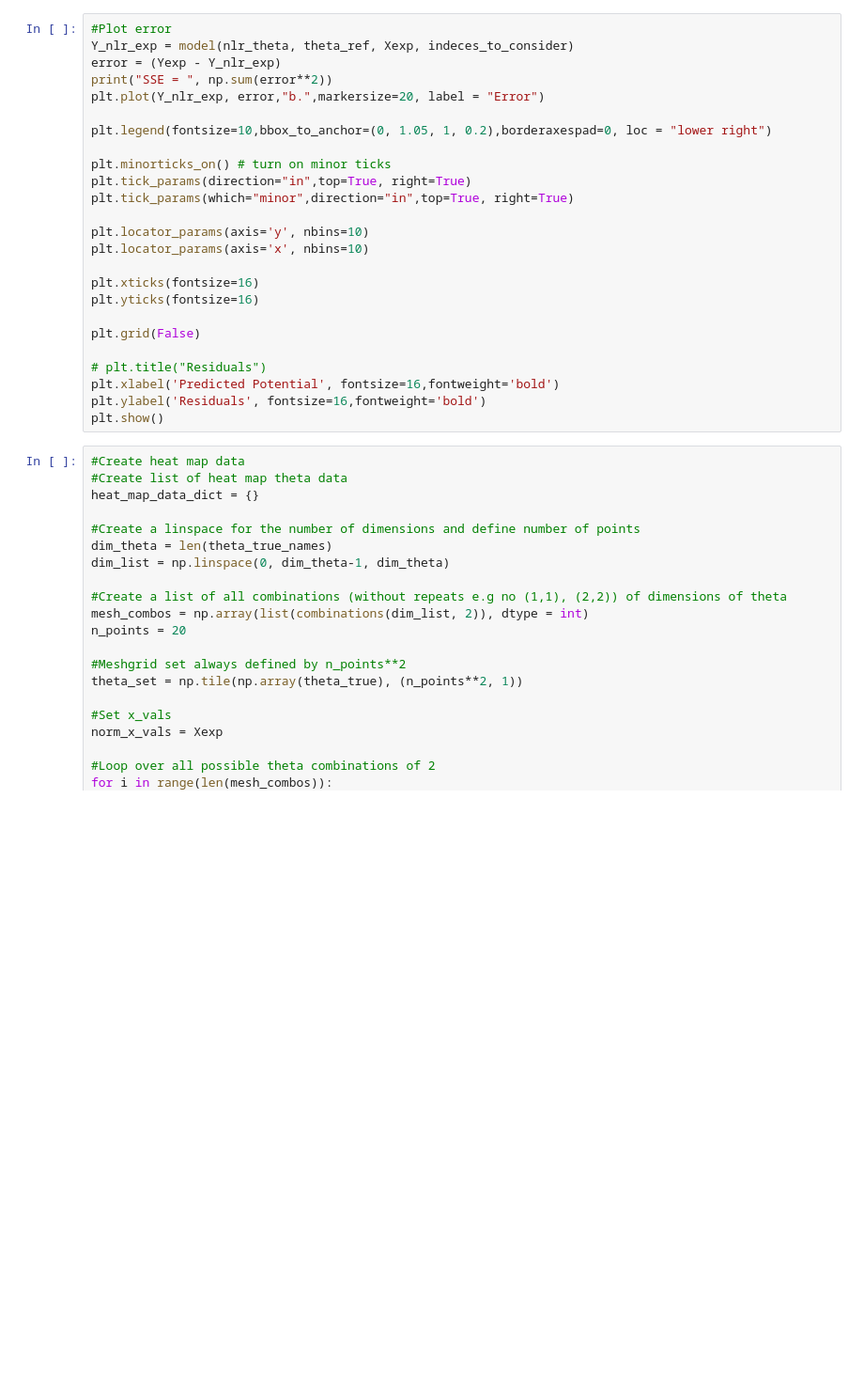
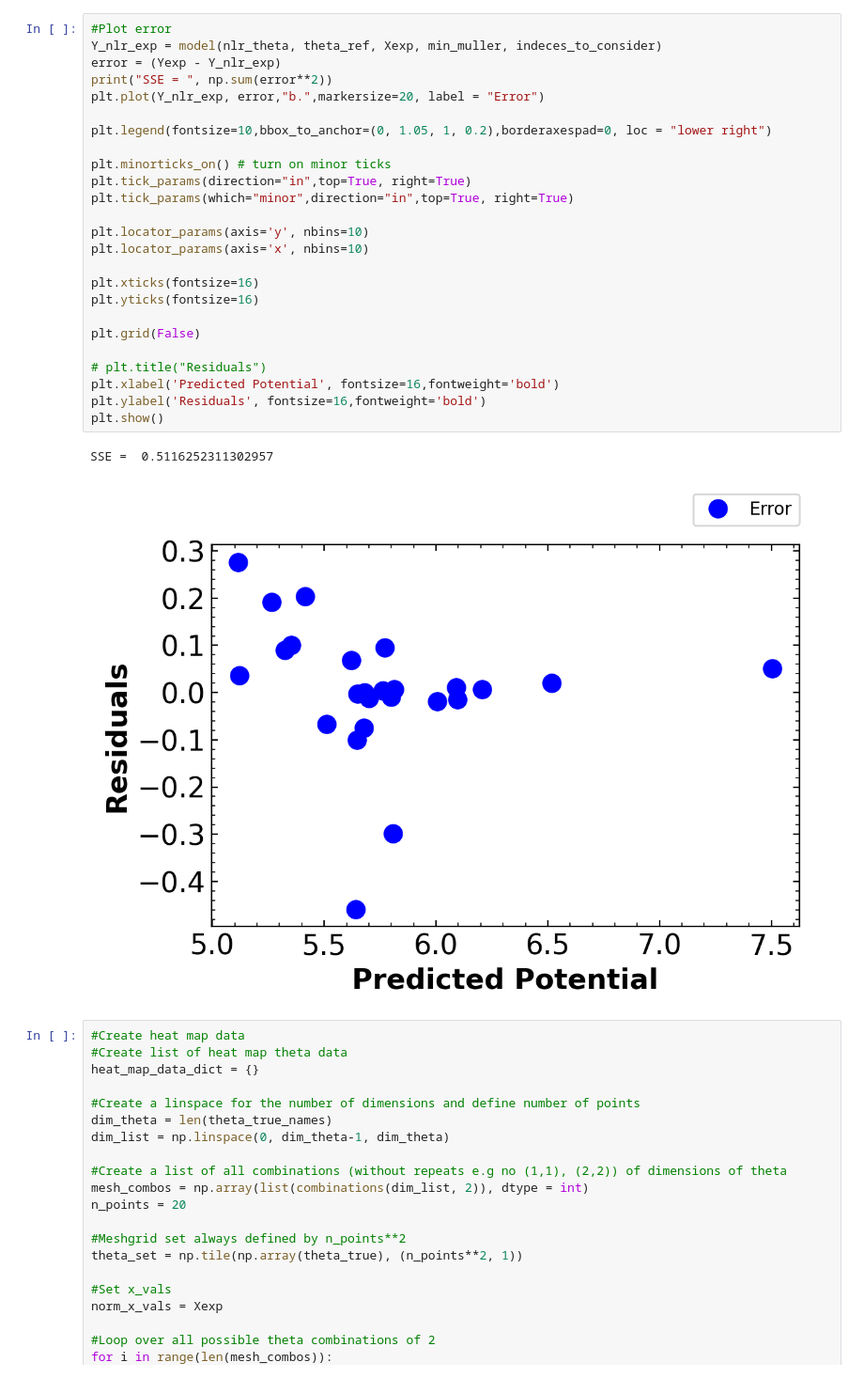
Before and after one commit to dowlinglab/GPBO_Emulators, a Jupyter notebook: Nonlinear_Regression/CS3_NLR.ipynb, the cells around one changed output. Shown at 94% size. Saved outputs shown, nothing was run; the diff lists cells and outputs as text; blank space fills up the shorter version.

```diff
--- a/Nonlinear_Regression/CS3_NLR.ipynb
+++ b/Nonlinear_Regression/CS3_NLR.ipynb
@@ -255,28 +289,31 @@ plot_heat_maps(X_mesh, None, None, None, None, param_names, levels,
 # %%
 #Plot error
-Y_nlr_exp = model(nlr_theta, theta_ref, Xexp, indeces_to_consider)
+Y_nlr_exp = model(nlr_theta, theta_ref, Xexp, min_muller, indeces_to_consider)
 error = (Yexp - Y_nlr_exp)
 print("SSE = ", np.sum(error**2))
 plt.plot(Y_nlr_exp, error,"b.",markersize=20, label = "Error")
 
 plt.legend(fontsize=10,bbox_to_anchor=(0, 1.05, 1, 0.2),borderaxespad=0, loc = "lower right")
 
 plt.minorticks_on() # turn on minor ticks
 plt.tick_params(direction="in",top=True, right=True)
 plt.tick_params(which="minor",direction="in",top=True, right=True)
 
 plt.locator_params(axis='y', nbins=10)
 plt.locator_params(axis='x', nbins=10)
 
 plt.xticks(fontsize=16)
 plt.yticks(fontsize=16)
 
 plt.grid(False)
 
 # plt.title("Residuals")
 plt.xlabel('Predicted Potential', fontsize=16,fontweight='bold')
 plt.ylabel('Residuals', fontsize=16,fontweight='bold')
 plt.show()
+# %% [output]
+SSE =  0.5116252311302957
+[figure, added]
 # %%
 #Create heat map data
 #Create list of heat map theta data
```
Also changed, not shown: parts of 14 cells of this notebook, 9 other files.
